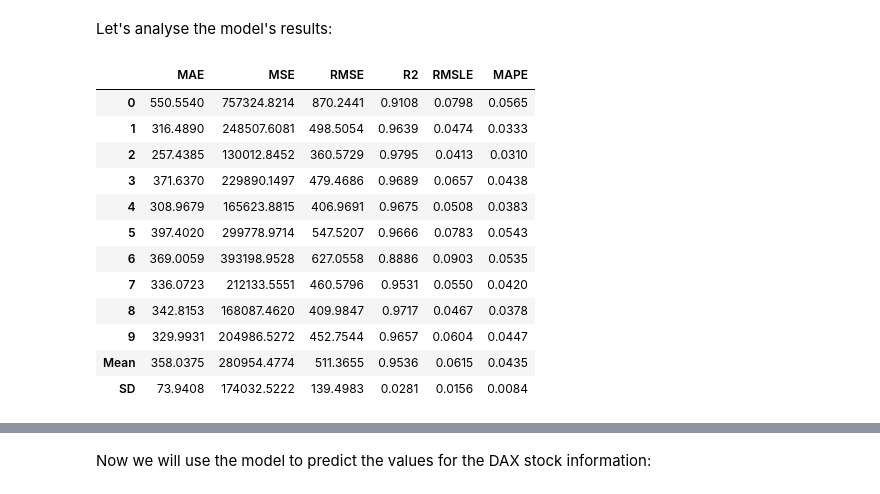
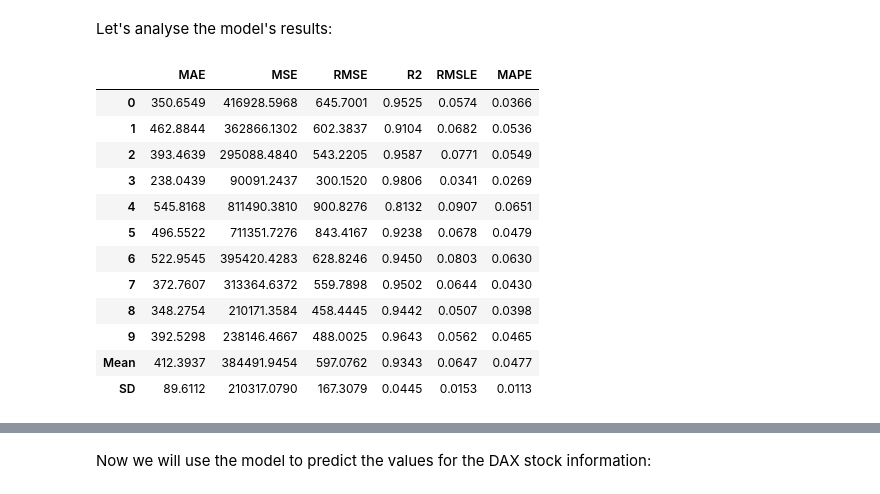
Before and after one commit to CarlosMAD10/ironhack-final-project, a Jupyter notebook: ML_clustering_regression.ipynb, the cells around one changed output, grey strips where cells are left out. Saved outputs shown, nothing was run; the diff lists cells and outputs as text; code cells hidden in the pictures.

```diff
--- a/ML_clustering_regression.ipynb
+++ b/ML_clustering_regression.ipynb
@@ -263,21 +246,21 @@ class RegressionExperiment(pycaret.internal.pycaret_experiment.supervised_experi
 # %% [markdown]
 Let's analyse the model's results:
 # %%
-model = pycaret.regression.create_model('br')
+model = pycaret.regression.create_model('lightgbm')
 # %% [output]
 |  | MAE | MSE | RMSE | R2 | RMSLE | MAPE |
-| 0 | 550.5540 | 757324.8214 | 870.2441 | 0.9108 | 0.0798 | 0.0565 |
-| 1 | 316.4890 | 248507.6081 | 498.5054 | 0.9639 | 0.0474 | 0.0333 |
-| 2 | 257.4385 | 130012.8452 | 360.5729 | 0.9795 | 0.0413 | 0.0310 |
-| 3 | 371.6370 | 229890.1497 | 479.4686 | 0.9689 | 0.0657 | 0.0438 |
-| 4 | 308.9679 | 165623.8815 | 406.9691 | 0.9675 | 0.0508 | 0.0383 |
-| 5 | 397.4020 | 299778.9714 | 547.5207 | 0.9666 | 0.0783 | 0.0543 |
-| 6 | 369.0059 | 393198.9528 | 627.0558 | 0.8886 | 0.0903 | 0.0535 |
-| 7 | 336.0723 | 212133.5551 | 460.5796 | 0.9531 | 0.0550 | 0.0420 |
-| 8 | 342.8153 | 168087.4620 | 409.9847 | 0.9717 | 0.0467 | 0.0378 |
-| 9 | 329.9931 | 204986.5272 | 452.7544 | 0.9657 | 0.0604 | 0.0447 |
-| Mean | 358.0375 | 280954.4774 | 511.3655 | 0.9536 | 0.0615 | 0.0435 |
-| SD | 73.9408 | 174032.5222 | 139.4983 | 0.0281 | 0.0156 | 0.0084 |
+| 0 | 350.6549 | 416928.5968 | 645.7001 | 0.9525 | 0.0574 | 0.0366 |
+| 1 | 462.8844 | 362866.1302 | 602.3837 | 0.9104 | 0.0682 | 0.0536 |
+| 2 | 393.4639 | 295088.4840 | 543.2205 | 0.9587 | 0.0771 | 0.0549 |
+| 3 | 238.0439 | 90091.2437 | 300.1520 | 0.9806 | 0.0341 | 0.0269 |
+| 4 | 545.8168 | 811490.3810 | 900.8276 | 0.8132 | 0.0907 | 0.0651 |
+| 5 | 496.5522 | 711351.7276 | 843.4167 | 0.9238 | 0.0678 | 0.0479 |
+| 6 | 522.9545 | 395420.4283 | 628.8246 | 0.9450 | 0.0803 | 0.0630 |
+| 7 | 372.7607 | 313364.6372 | 559.7898 | 0.9502 | 0.0644 | 0.0430 |
+| 8 | 348.2754 | 210171.3584 | 458.4445 | 0.9442 | 0.0507 | 0.0398 |
+| 9 | 392.5298 | 238146.4667 | 488.0025 | 0.9643 | 0.0562 | 0.0465 |
+| Mean | 412.3937 | 384491.9454 | 597.0762 | 0.9343 | 0.0647 | 0.0477 |
+| SD | 89.6112 | 210317.0790 | 167.3079 | 0.0445 | 0.0153 | 0.0113 |
 # %%
 pycaret.regression.evaluate_model(model)
 # %% [output]
```
Also changed, not shown: parts of 65 cells of this notebook.
